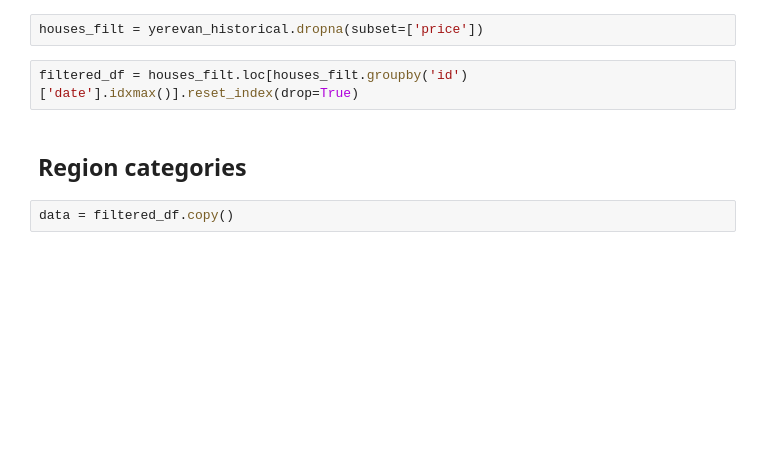
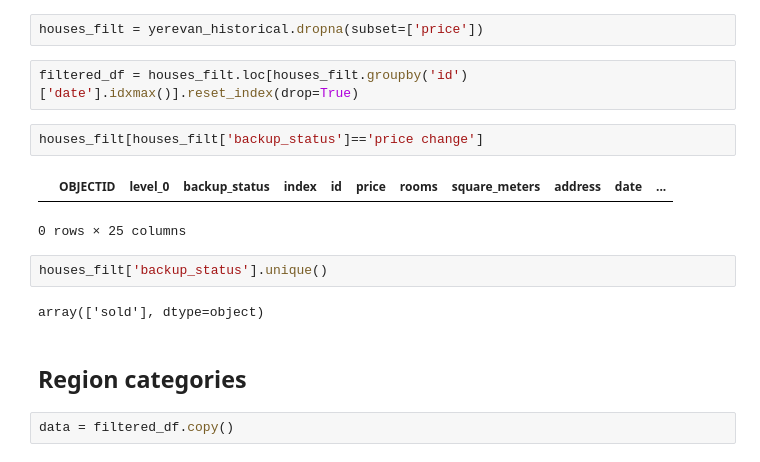
Before and after one commit to AvoDzis/capstone-real-estate, a Jupyter notebook: code/yerevan_historical_cleaning.ipynb, the cells around one changed output. Drawn from its saved outputs; the diff is of its cells as text; blank space fills up the shorter version.

```diff
--- a/code/yerevan_historical_cleaning.ipynb
+++ b/code/yerevan_historical_cleaning.ipynb
@@ -25,6 +44,15 @@ yerevan_historical['date'] = pd.to_datetime(yerevan_historical['date'], format='
 houses_filt = yerevan_historical.dropna(subset=['price'])
 # %%
 filtered_df = houses_filt.loc[houses_filt.groupby('id')['date'].idxmax()].reset_index(drop=True)
+# %%
+houses_filt[houses_filt['backup_status']=='price change']
+# %% [output]
+|  | OBJECTID | level_0 | backup_status | index | id | price | rooms | square_meters | address | date | ... |
+0 rows × 25 columns
+# %%
+houses_filt['backup_status'].unique()
+# %% [output]
+array(['sold'], dtype=object)
 # %% [markdown]
 ## Region categories
 # %%
```
Also changed, not shown: parts of 4 cells of this notebook, 1 other file.
